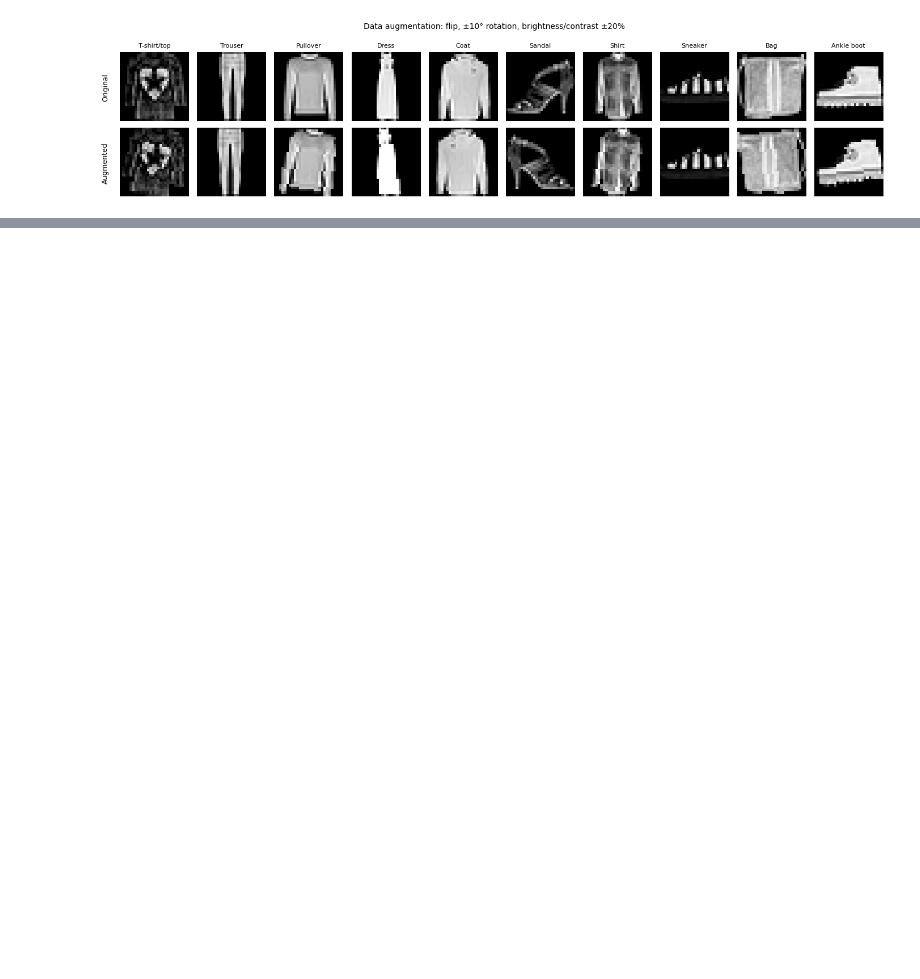
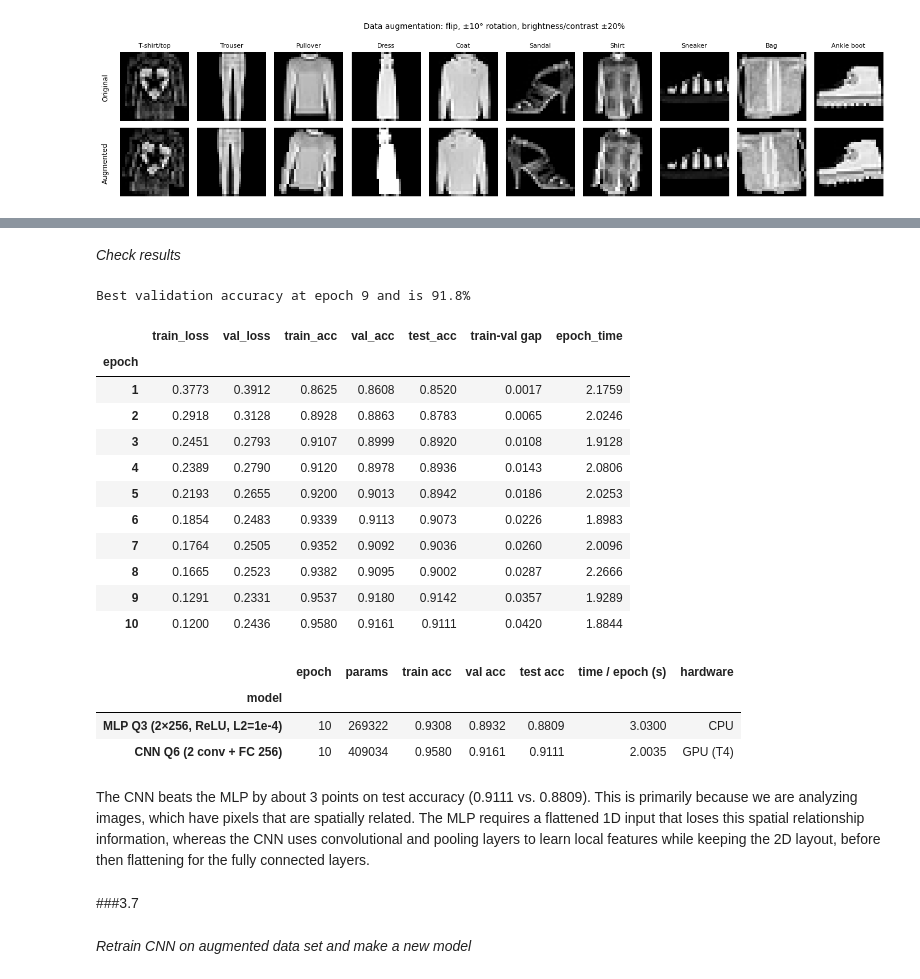
Before and after one commit to jademola/ImageClassificationMLP, a Jupyter notebook: A3_Q5_7.ipynb, the cells around one changed output, grey strips where cells are left out. Saved outputs shown, nothing was run; the diff lists cells and outputs as text; code cells hidden in the pictures; blank space fills up the shorter version.

```diff
--- a/A3_Q5_7.ipynb
+++ b/A3_Q5_7.ipynb
@@ -32,12 +61,17 @@ transform = transforms.Compose([
 train_dataset_aug = datasets.FashionMNIST(root='./data', train=True, download=True, transform=transform)
 # %%
 image, label = train_dataset_raw[0]
+
+# assign input dimension width
+I = train_dataset_raw.data.shape[1]
+
 print(type(image))
 print(image.shape)
 print(image.dtype)
 print(image.device)
 print(f"\nTrain partition: {train_dataset_raw.data.shape} {len(train_dataset_raw)} images")
 print(f"Test partition: {test_dataset_raw.data.shape} {len(test_dataset_raw)} images")
+print(f'Input dimension: {I}')
 # %% [output]
 <class 'torch.Tensor'>
 torch.Size([1, 28, 28])
@@ -1150,0 +1390,58 @@ This adds a risk if you choose transformations that have unforeseen conflicts. D
+# %% [markdown]
+*Check results*
+# %%
+# Results
+def epoch_table(history):
+    df = pd.DataFrame(history)
+    df.index = range(1, len(df) + 1)
+    df.index.name = 'epoch'
+    df['train-val gap'] = df['train_acc'] - df['val_acc']
+    return df[['train_loss', 'val_loss', 'train_acc', 'val_acc', 'test_acc',
+               'train-val gap', 'epoch_time']].round(4)
+
+cnn_epochs     = epoch_table(hist_cnn)
+best = cnn_epochs['val_acc'].idxmax()
+print(f'Best validation accuracy at epoch {best} and is {cnn_epochs['val_acc'].max()*100}%')
+cnn_epochs
+# %% [output]
+Best validation accuracy at epoch 9 and is 91.8%
+|  | train_loss | val_loss | train_acc | val_acc | test_acc | train-val gap | epoch_time |
+| epoch |  |  |  |  |  |  |  |
+| 1 | 0.3773 | 0.3912 | 0.8625 | 0.8608 | 0.8520 | 0.0017 | 2.1759 |
+| 2 | 0.2918 | 0.3128 | 0.8928 | 0.8863 | 0.8783 | 0.0065 | 2.0246 |
+| 3 | 0.2451 | 0.2793 | 0.9107 | 0.8999 | 0.8920 | 0.0108 | 1.9128 |
+| 4 | 0.2389 | 0.2790 | 0.9120 | 0.8978 | 0.8936 | 0.0143 | 2.0806 |
+| 5 | 0.2193 | 0.2655 | 0.9200 | 0.9013 | 0.8942 | 0.0186 | 2.0253 |
+| 6 | 0.1854 | 0.2483 | 0.9339 | 0.9113 | 0.9073 | 0.0226 | 1.8983 |
+| 7 | 0.1764 | 0.2505 | 0.9352 | 0.9092 | 0.9036 | 0.0260 | 2.0096 |
+| 8 | 0.1665 | 0.2523 | 0.9382 | 0.9095 | 0.9002 | 0.0287 | 2.2666 |
+| 9 | 0.1291 | 0.2331 | 0.9537 | 0.9180 | 0.9142 | 0.0357 | 1.9289 |
+| 10 | 0.1200 | 0.2436 | 0.9580 | 0.9161 | 0.9111 | 0.0420 | 1.8844 |
+# %%
+# Results MLP vs CNN
+comparison = pd.DataFrame([
+    {'model': 'MLP Q3 (2×256, ReLU, L2=1e-4)',
+     'epoch': 10,
+     'params': 784*256+256 + 256*256+256 + 256*10+10,
+     'train acc': 0.9308, 'val acc': 0.8932, 'test acc': 0.8809,
+     'time / epoch (s)': 30.3 / 10, 'hardware': 'CPU'},
+    {'model': 'CNN Q6 (2 conv + FC 256)',
+     'epoch': len(hist_cnn['test_acc']),                       # last epoch trained = 10
+     'params': sum(p.numel() for p in model_cnn.parameters()),
+     'train acc': hist_cnn['train_acc'][-1],
+     'val acc':   hist_cnn['val_acc'][-1],
+     'test acc':  hist_cnn['test_acc'][-1],
+     'time / epoch (s)': np.mean(hist_cnn['epoch_time'][1:]), 'hardware': 'GPU (T4)'},
+]).set_index('model').round(4)
+comparison
+# %% [output]
+|  | epoch | params | train acc | val acc | test acc | time / epoch (s) | hardware |
+| model |  |  |  |  |  |  |  |
+| MLP Q3 (2×256, ReLU, L2=1e-4) | 10 | 269322 | 0.9308 | 0.8932 | 0.8809 | 3.0300 | CPU |
+| CNN Q6 (2 conv + FC 256) | 10 | 409034 | 0.9580 | 0.9161 | 0.9111 | 2.0035 | GPU (T4) |
+# %% [markdown]
+The CNN beats the MLP by about 3 points on test accuracy (0.9111 vs. 0.8809). This is primarily because we are analyzing images, which have pixels that are spatially related. The MLP requires a flattened 1D input that loses this spatial relationship information, whereas the CNN uses convolutional and pooling layers to learn local features while keeping the 2D layout, before then flattening for the fully connected layers.
+# %% [markdown]
+###3.7
+# %% [markdown]
+*Retrain CNN on augmented data set and make a new model*
```
Also changed, not shown: parts of 35 cells of this notebook.
